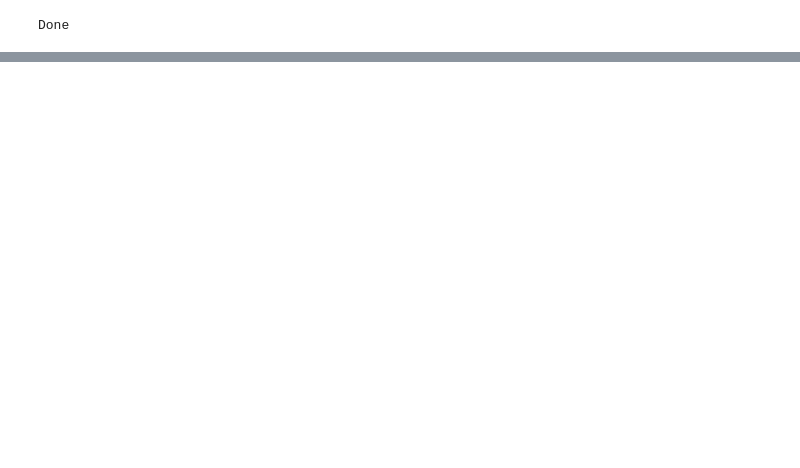
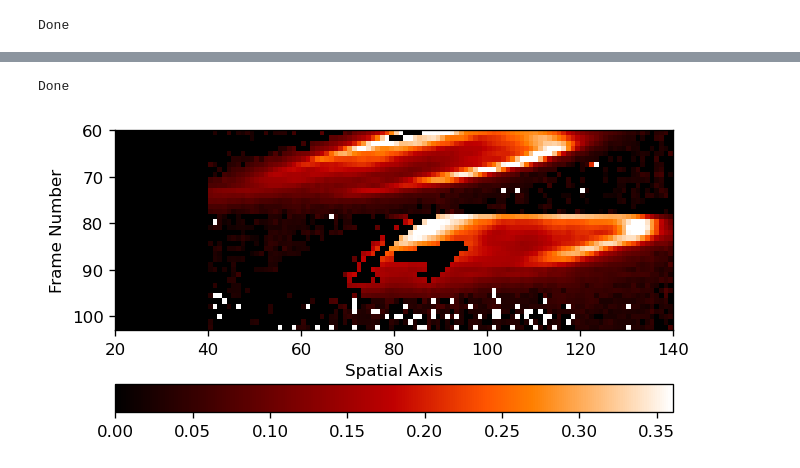
Before and after one commit to ruoyanwangdr/Dynamics-of-Jovian-Infrared-Auroral-Ionosphere-and-Thermosphere, a Jupyter notebook: h3p_map.ipynb, the cells around one changed output, grey strips where cells are left out. Cells and saved outputs as stored; diff of their text form; code cells hidden in the pictures; blank space fills up the shorter version.

```diff
--- a/h3p_map.ipynb
+++ b/h3p_map.ipynb
@@ -385,0 +347,66 @@ plt.colorbar(im, cax=cax)
+# %%
+# create lmfit model with defined gaussian
+h3p_model = Model(gaussian_fit)
+
+h3p_params = h3p_model.make_params()
+h3p_params.add('a0', value=0.02)
+h3p_params.add('a1', value=554)
+h3p_params.add('a2', value=1)
+h3p_params.add('a3', value=0)
+h3p_params.add('a4', value=0)
+h3p_params.add('a5', value=0)
+# %%
+# loop over all slits containing observed emission
+# and obtain fitting parameters of each slit
+lower_h3p = 20
+upper_h3p = 140
+
+
+start_kband_north = 60
+end_kband_north = 103
+sky_frame = (51, 59, 60, 72, 78, 79, 91, 103)
+
+h3p_a0_map = []
+
+for i in range(start_kband_north+1, end_kband_north):
+    if i in sky_frame:
+        continue
+    skyfinal = scale_sky_frame(i)
+    sky_subtract = (nirspec7_data_array[i-start_nirspec7] - skyfinal) / (average_flat_field - average_flat_lamp_off)
+    #plt.figure()
+    #plt.imshow(sky_subtract, cmap='gist_gray')
+    #plt.title('frame number ' + str(i))
+
+    # create h3p lists for all slits
+    h3p_a0 = np.zeros(upper_h3p-lower_h3p)
+    #h3p_a0_error = np.zeros(upper_h3p-lower_h3p)
+
+    for j in range(lower_h3p, upper_h3p):
+        try:
+            h3p_fit_result = h3p_model.fit(sky_subtract[j], h3p_params, x=pixel)
+            h3p_a0[j] = h3p_fit_result.params['a0'].value
+        except:
+            pass
+
+    #plt.figure()
+    #plt.xlabel('spatial axis', fontsize=12)
+    #plt.ylabel('a0', fontsize=12)
+    #plt.plot(h3p_a0)
+
+    h3p_a0_map.append(h3p_a0)
+
+print('Done')
+# %% [output]
+Done
+# %%
+test00 = np.vstack((h3p_a0_map))
+test00[test00>0.13] = 0.13
+test00[test00<0] = 0
+
+plt.imshow(np.sqrt(test00), extent=[lower_h3p, upper_h3p, end_kband_north, start_kband_north], cmap='gist_heat')
+plt.xlabel('Spatial Axis')
+plt.ylabel('Frame Number')
+plt.colorbar(orientation='horizontal', pad=0.15)
+plt.savefig('h3p_a0_map', bbox_inches='tight')
+# %% [output]
+[figure, added]
```
Also changed, not shown: parts of 13 cells of this notebook.
